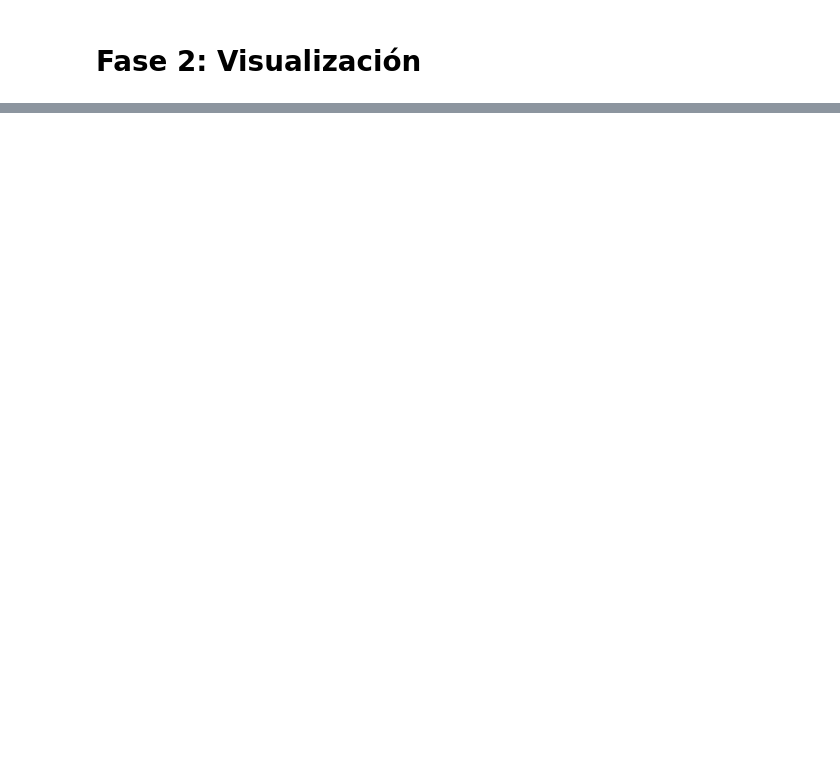
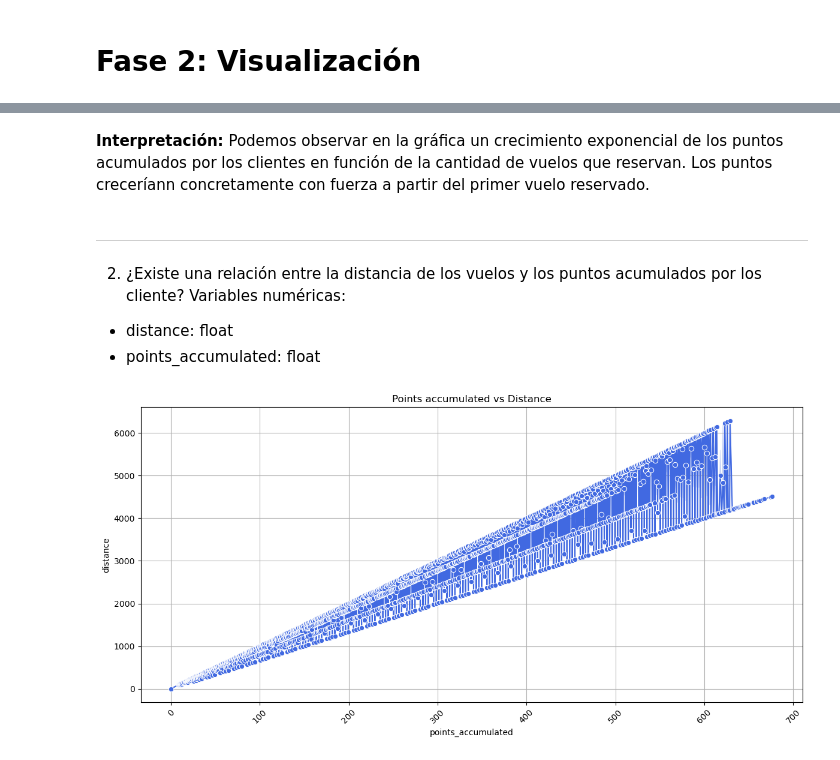
Before and after one commit to Adalab/bda-modulo-3-evaluacion-final-noeliareina, a Jupyter notebook: Ejercicio_Evaluacion_Modulo_3.ipynb, the cells around one changed output, grey strips where cells are left out. Saved outputs shown, nothing was run; the diff lists cells and outputs as text; code cells hidden in the pictures; blank space fills up the shorter version.

```diff
--- a/Ejercicio_Evaluacion_Modulo_3.ipynb
+++ b/Ejercicio_Evaluacion_Modulo_3.ipynb
@@ -1746,0 +1754,23 @@ evaluacion-final.md2025-02-14
+# %% [markdown]
+**Interpretación:**
+Podemos observar en la gráfica un crecimiento exponencial de los puntos acumulados por los clientes en función de la cantidad de vuelos que reservan.
+Los puntos creceríann concretamente con fuerza a partir del primer vuelo reservado.
+# %% [markdown]
+_________________________________________________________________________________________________________________
+# %% [markdown]
+2. ¿Existe una relación entre la distancia de los vuelos y los puntos acumulados por los cliente?
+Variables numéricas:
+- distance: float
+- points_accumulated: float
+# %%
+plt.figure(figsize=(12, 6))
+sns.lineplot(data=df_loyalflight, x='points_accumulated', y='distance', marker="o", color='royalblue')
+plt.title('Points accumulated vs Distance')
+plt.xlabel('points_accumulated')
+plt.ylabel('distance')
+plt.grid(True)
+plt.xticks(rotation=45)
+plt.tight_layout()
+plt.show()
+# %% [output]
+[figure, added]
```
Also changed, not shown: parts of 46 cells of this notebook, 6 other files.
